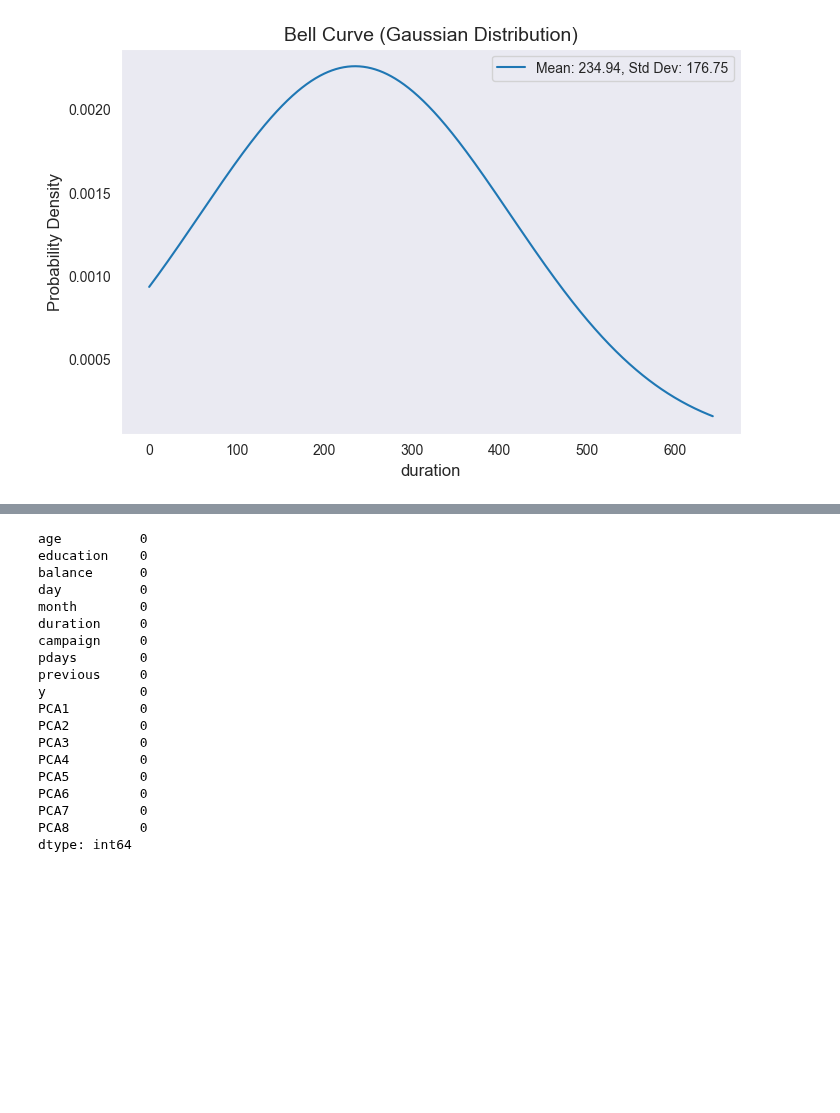
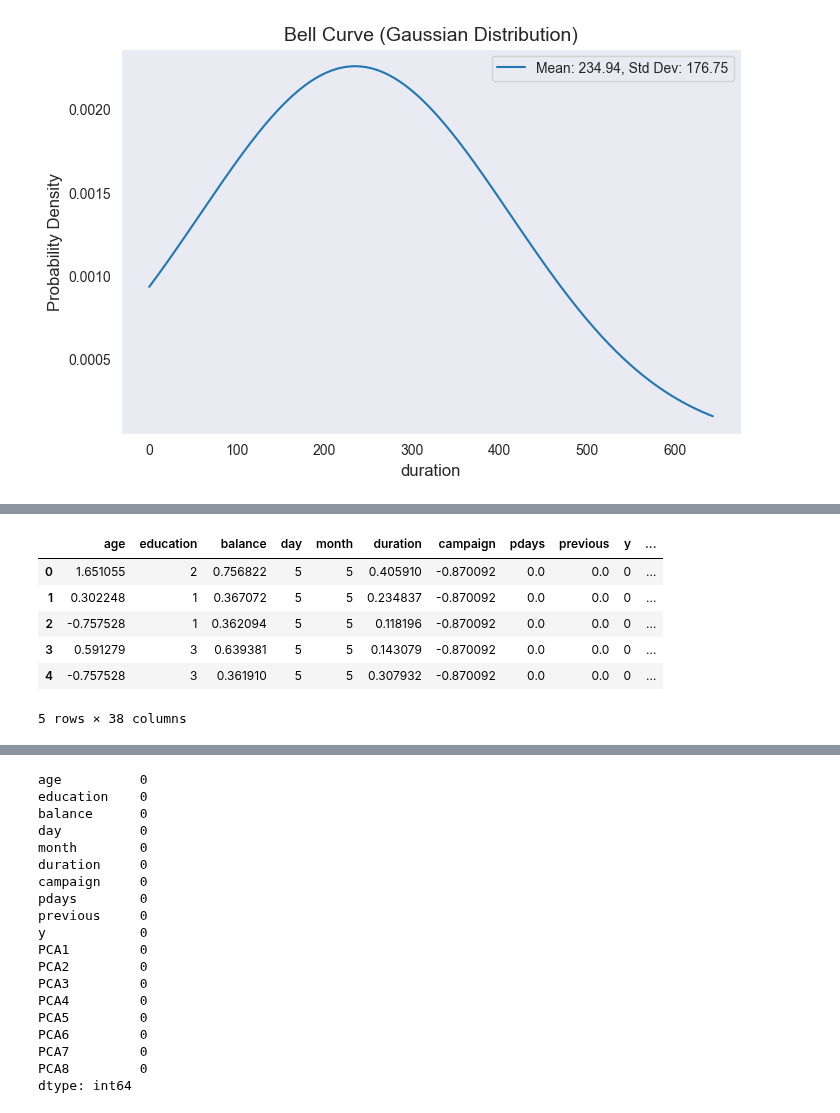
Before and after one commit to BinaraMendis7/Machine-learning, a Jupyter notebook: Feature_Engineering.ipynb, the cells around one changed output, grey strips where cells are left out. Cells and saved outputs as stored; diff of their text form; code cells hidden in the pictures; blank space fills up the shorter version.

```diff
--- a/Feature_Engineering.ipynb
+++ b/Feature_Engineering.ipynb
@@ -472,4 +472,20 @@ df.head()
 5 rows × 38 columns
+# %%
+from sklearn.preprocessing import StandardScaler
+
+scaling_features=['age', 'campaign', 'previous']
+standard_scaler = StandardScaler()
+
+df[scaling_features] = standard_scaler.fit_transform(df[scaling_features])
+df.head()
+# %% [output]
+|  | age | education | balance | day | month | duration | campaign | pdays | previous | y | ... |
+| 0 | 1.651055 | 2 | 0.756822 | 5 | 5 | 0.405910 | -0.870092 | 0.0 | 0.0 | 0 | ... |
+| 1 | 0.302248 | 1 | 0.367072 | 5 | 5 | 0.234837 | -0.870092 | 0.0 | 0.0 | 0 | ... |
+| 2 | -0.757528 | 1 | 0.362094 | 5 | 5 | 0.118196 | -0.870092 | 0.0 | 0.0 | 0 | ... |
+| 3 | 0.591279 | 3 | 0.639381 | 5 | 5 | 0.143079 | -0.870092 | 0.0 | 0.0 | 0 | ... |
+| 4 | -0.757528 | 3 | 0.361910 | 5 | 5 | 0.307932 | -0.870092 | 0.0 | 0.0 | 0 | ... |
+5 rows × 38 columns
 # %%
 from sklearn.decomposition import PCA
 
```
Also changed, not shown: parts of 2 cells of this notebook, 2 other files.
